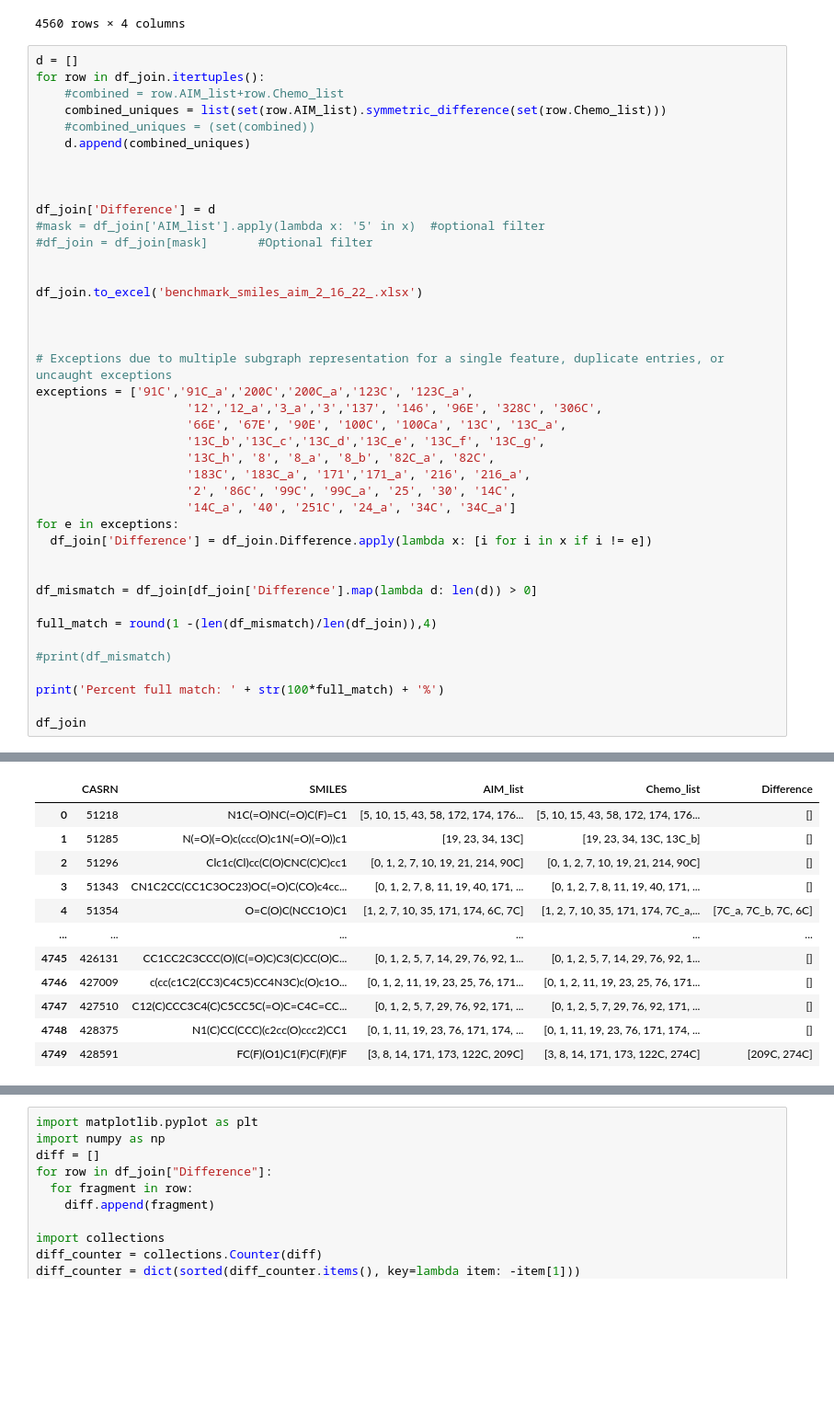
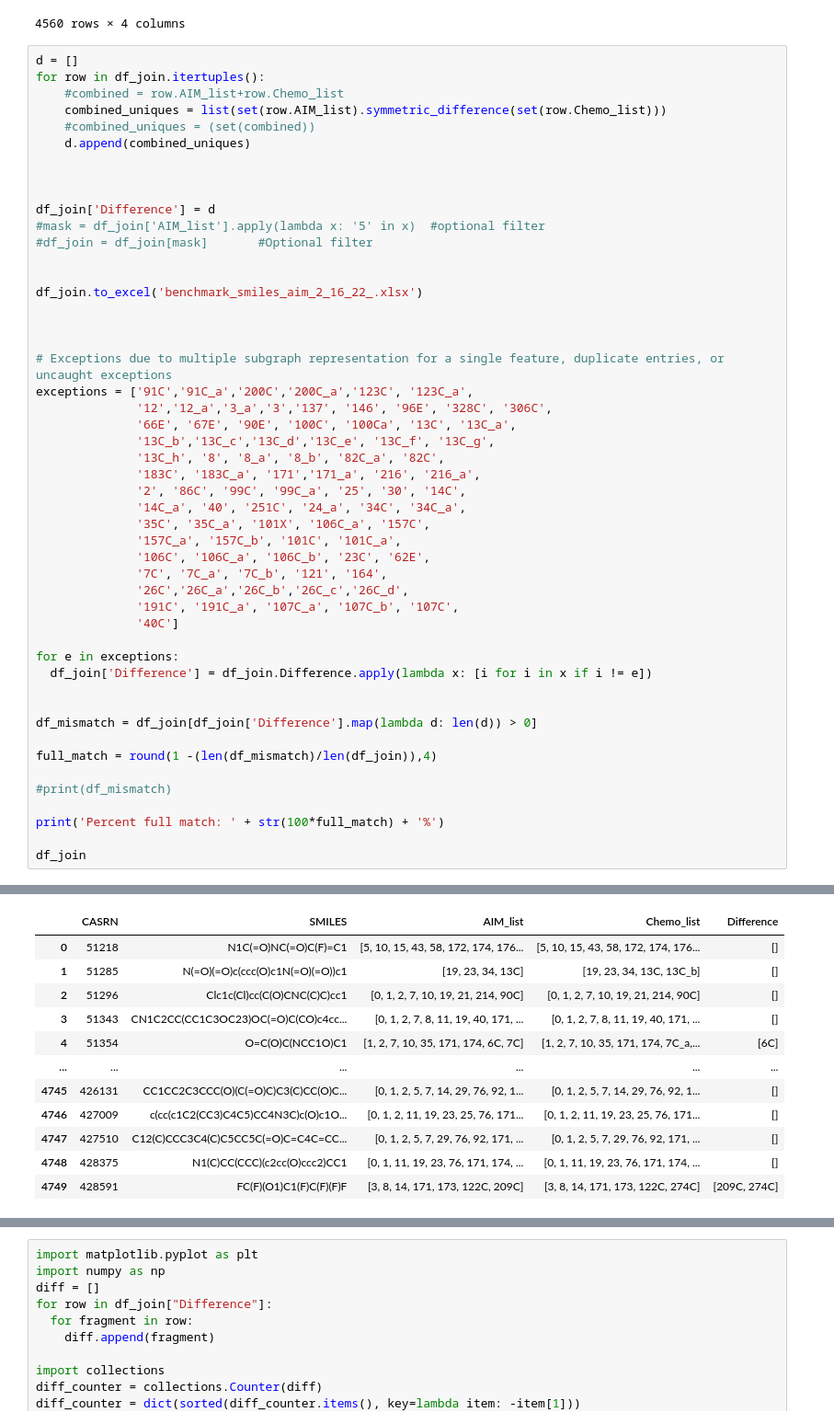
Before and after one commit to patlewig/aim, a Jupyter notebook: notebooks/AIM_Check.ipynb, the cells around one changed output, grey strips where cells are left out. Shown at 92% size. Drawn from its saved outputs; the diff is of its cells as text; blank space fills up the shorter version.

```diff
--- a/notebooks/AIM_Check.ipynb
+++ b/notebooks/AIM_Check.ipynb
@@ -84,13 +84,21 @@ df_join.to_excel('benchmark_smiles_aim_2_16_22_.xlsx')
 
 # Exceptions due to multiple subgraph representation for a single feature, duplicate entries, or uncaught exceptions
 exceptions = ['91C','91C_a','200C','200C_a','123C', '123C_a',
-                     '12','12_a','3_a','3','137', '146', '96E', '328C', '306C',
-                     '66E', '67E', '90E', '100C', '100Ca', '13C', '13C_a',
-                     '13C_b','13C_c','13C_d','13C_e', '13C_f', '13C_g',
-                     '13C_h', '8', '8_a', '8_b', '82C_a', '82C',
-                     '183C', '183C_a', '171','171_a', '216', '216_a',
-                     '2', '86C', '99C', '99C_a', '25', '30', '14C',
-                     '14C_a', '40', '251C', '24_a', '34C', '34C_a']
+              '12','12_a','3_a','3','137', '146', '96E', '328C', '306C',
+              '66E', '67E', '90E', '100C', '100Ca', '13C', '13C_a',
+              '13C_b','13C_c','13C_d','13C_e', '13C_f', '13C_g',
+              '13C_h', '8', '8_a', '8_b', '82C_a', '82C',
+              '183C', '183C_a', '171','171_a', '216', '216_a',
+              '2', '86C', '99C', '99C_a', '25', '30', '14C',
+              '14C_a', '40', '251C', '24_a', '34C', '34C_a',
+              '35C', '35C_a', '101X', '106C_a', '157C',
+              '157C_a', '157C_b', '101C', '101C_a',
+              '106C', '106C_a', '106C_b', '23C', '62E',
+              '7C', '7C_a', '7C_b', '121', '164',
+              '26C','26C_a','26C_b','26C_c','26C_d',
+              '191C', '191C_a', '107C_a', '107C_b', '107C',
+              '40C']
+
 for e in exceptions:
   df_join['Difference'] = df_join.Difference.apply(lambda x: [i for i in x if i != e])
 
@@ -109,9 +117,9 @@ Percent full match: 91.14%
 |  | CASRN | SMILES | AIM_list | Chemo_list | Difference |
 | 0 | 51218 | N1C(=O)NC(=O)C(F)=C1 | [5, 10, 15, 43, 58, 172, 174, 176... | [5, 10, 15, 43, 58, 172, 174, 176... | [] |
 | 1 | 51285 | N(=O)(=O)c(ccc(O)c1N(=O)(=O))c1 | [19, 23, 34, 13C] | [19, 23, 34, 13C, 13C_b] | [] |
 | 2 | 51296 | Clc1c(Cl)cc(C(O)CNC(C)C)cc1 | [0, 1, 2, 7, 10, 19, 21, 214, 90C] | [0, 1, 2, 7, 10, 19, 21, 214, 90C] | [] |
 | 3 | 51343 | CN1C2CC(CC1C3OC23)OC(=O)C(CO)c4cc... | [0, 1, 2, 7, 8, 11, 19, 40, 171, ... | [0, 1, 2, 7, 8, 11, 19, 40, 171, ... | [] |
-| 4 | 51354 | O=C(O)C(NCC1O)C1 | [1, 2, 7, 10, 35, 171, 174, 6C, 7C] | [1, 2, 7, 10, 35, 171, 174, 7C_a,... | [7C_a, 7C_b, 7C, 6C] |
+| 4 | 51354 | O=C(O)C(NCC1O)C1 | [1, 2, 7, 10, 35, 171, 174, 6C, 7C] | [1, 2, 7, 10, 35, 171, 174, 7C_a,... | [6C] |
 | ... | ... | ... | ... | ... | ... |
 | 4745 | 426131 | CC1CC2C3CCC(O)(C(=O)C)C3(C)CC(O)C... | [0, 1, 2, 5, 7, 14, 29, 76, 92, 1... | [0, 1, 2, 5, 7, 14, 29, 76, 92, 1... | [] |
 | 4746 | 427009 | c(cc(c1C2(CC3)C4C5)CC4N3C)c(O)c1O... | [0, 1, 2, 11, 19, 23, 25, 76, 171... | [0, 1, 2, 11, 19, 23, 25, 76, 171... | [] |
```
Also changed, not shown: parts of 8 cells of this notebook.
